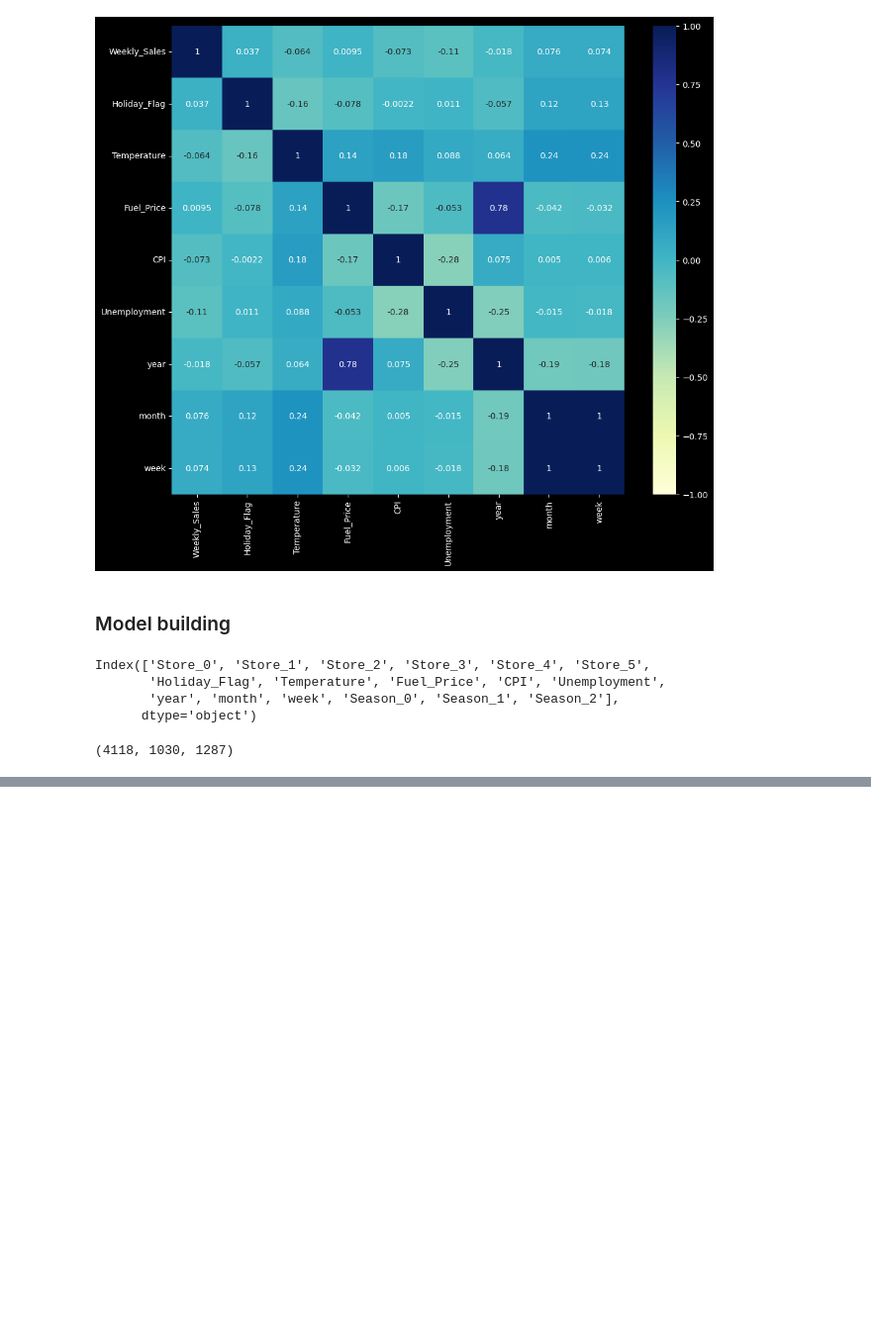
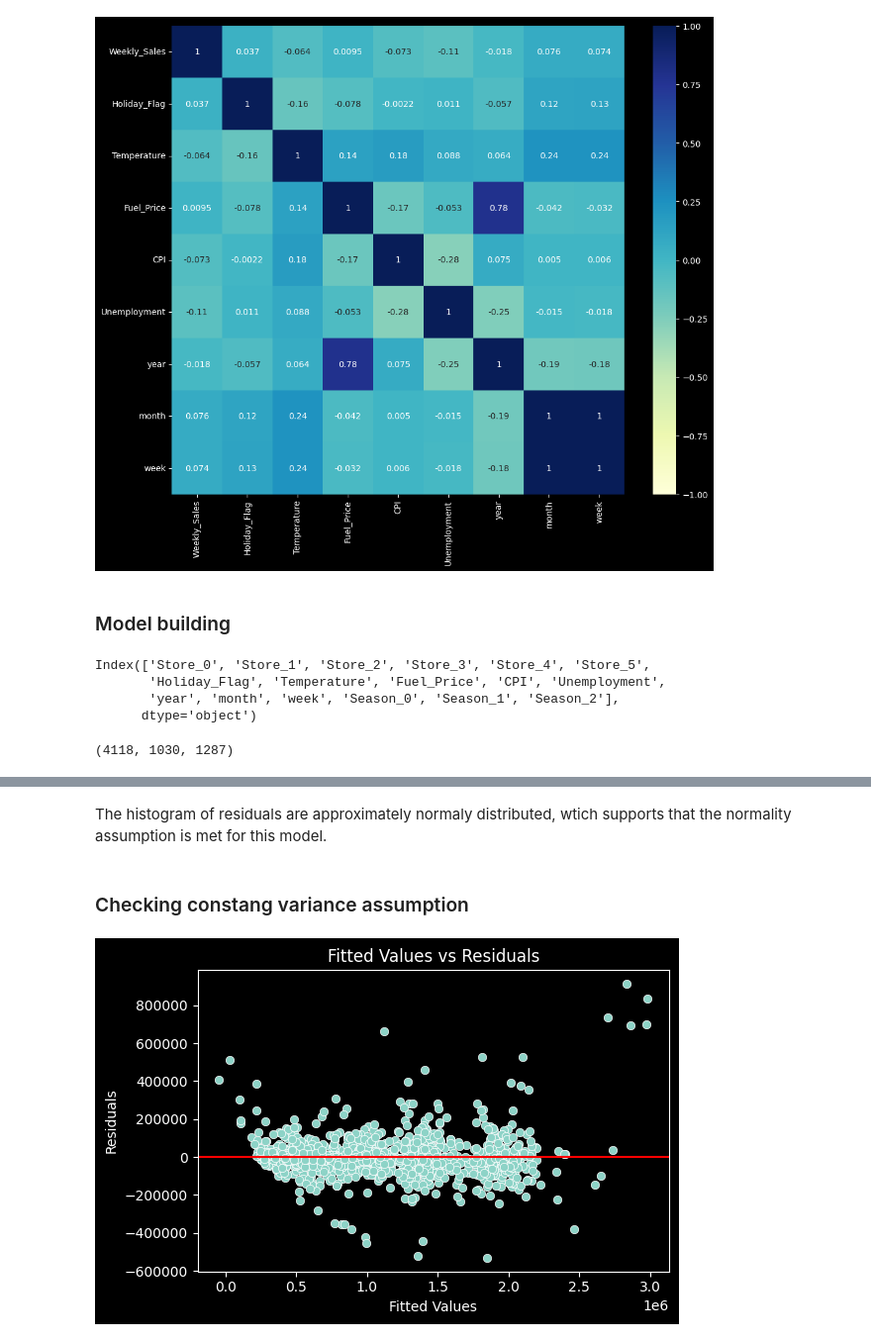
Before and after one commit to RadekMiernicki/WalmartAnalysis, a Jupyter notebook: walmart_sale_prediction.ipynb, the cells around one changed output, grey strips where cells are left out. Shown at 99% size. Cells and saved outputs as stored; diff of their text form; code cells hidden in the pictures; blank space fills up the shorter version.

```diff
--- a/walmart_sale_prediction.ipynb
+++ b/walmart_sale_prediction.ipynb
@@ -423,0 +451,17 @@ Lasso Regression R2: 0.9675915282584576
+# %% [markdown]
+The histogram of residuals are approximately normaly distributed, wtich supports that the normality assumption is met for this model.
+# %% [markdown]
+### Checking constang variance assumption
+# %%
+# create a scatterplot with the fitted values from the model and the residuals.
+plt.figure(figsize=(6,4))
+ax = sns.scatterplot(x=champion_pred, y=champion_residuals)
+ax.set_xlabel("Fitted Values")
+ax.set_ylabel("Residuals")
+ax.set_title("Fitted Values vs Residuals")
+ax.axhline(color='red')
+
+plt.tight_layout()
+plt.show()
+# %% [output]
+[figure, added]
```
Also changed, not shown: parts of 8 cells of this notebook.
